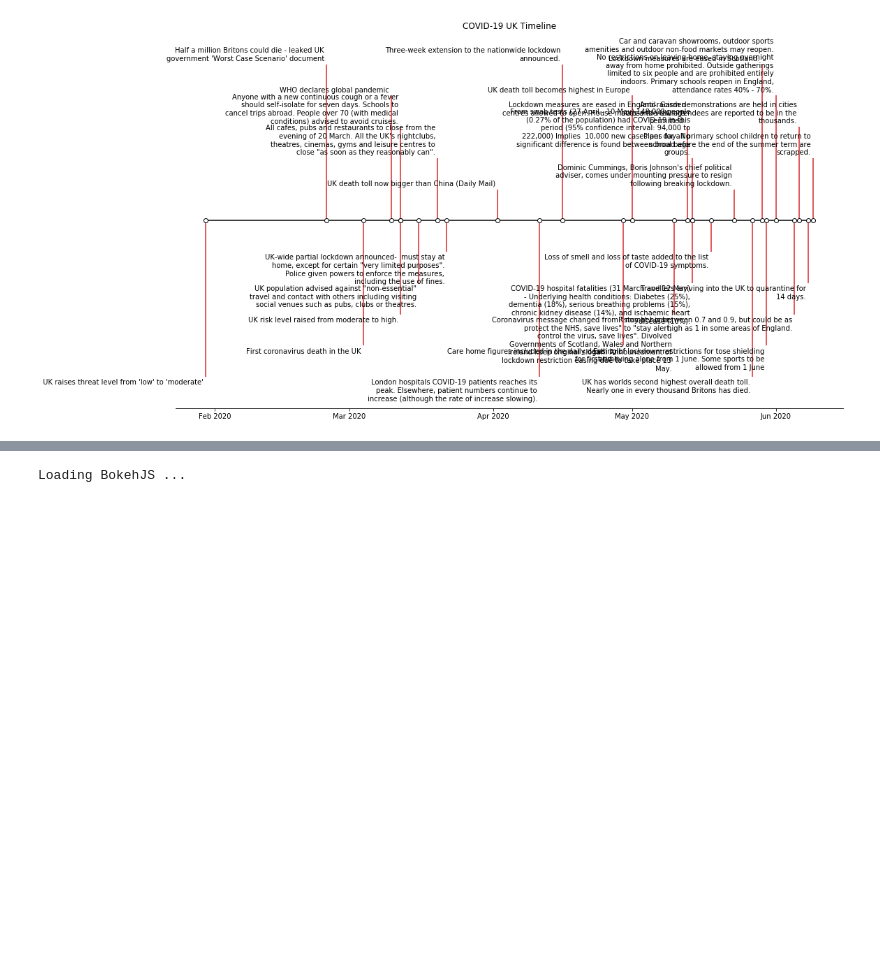
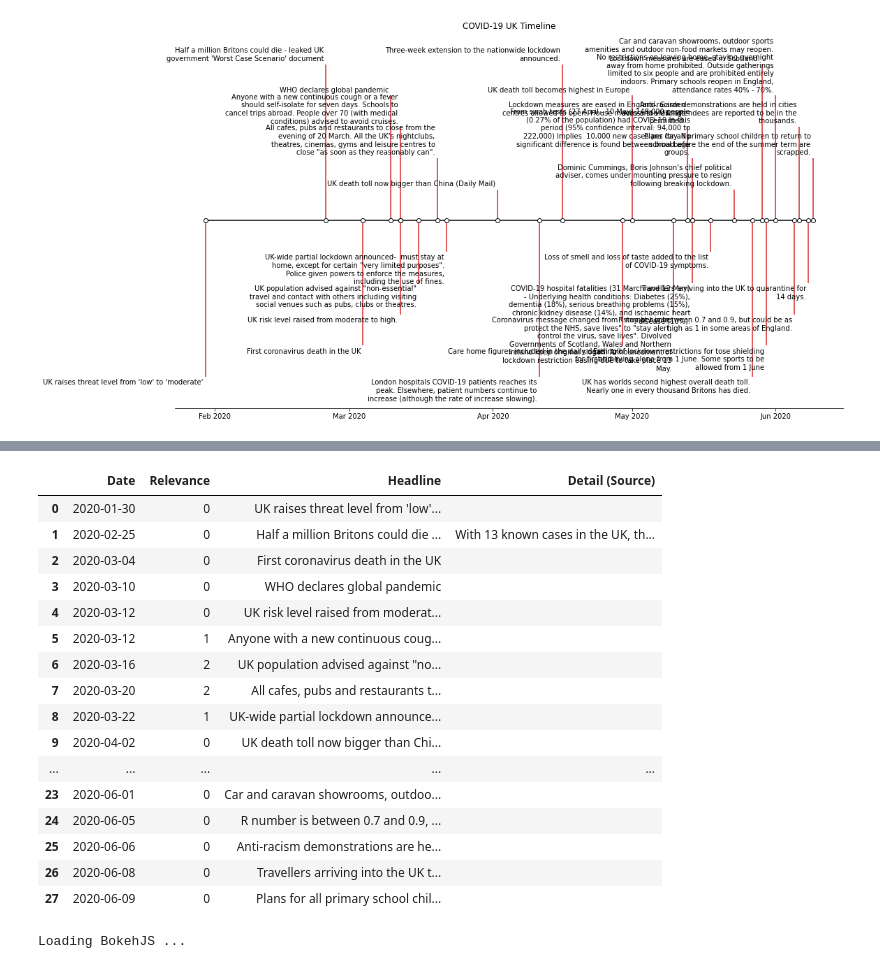
Before and after one commit to aricooperdavis/coronasaurus_NERCHackathonTwo_LearningFromLockdown, a Jupyter notebook: timeline/Timeline Plots.ipynb, the cells around one changed output, grey strips where cells are left out. Drawn from its saved outputs; the diff is of its cells as text; code cells hidden in the pictures; blank space fills up the shorter version.

Commit message:
Changed descriptor column from "transport" to "Relevance"

```diff
--- a/timeline/Timeline Plots.ipynb
+++ b/timeline/Timeline Plots.ipynb
@@ -110,6 +110,26 @@ Loading BokehJS ...
 # %%
 from timeline import TimelineData
 timeline = TimelineData('uk_cv19_timeline_utf8.csv')
+# %%
+timeline.timeline
+# %% [output]
+|  | Date | Relevance | Headline | Detail (Source) |
+| 0 | 2020-01-30 | 0 | UK raises threat level from 'low'... |  |
+| 1 | 2020-02-25 | 0 | Half a million Britons could die ... | With 13 known cases in the UK, th... |
+| 2 | 2020-03-04 | 0 | First coronavirus death in the UK |  |
+| 3 | 2020-03-10 | 0 | WHO declares global pandemic |  |
+| 4 | 2020-03-12 | 0 | UK risk level raised from moderat... |  |
+| 5 | 2020-03-12 | 1 | Anyone with a new continuous coug... |  |
+| 6 | 2020-03-16 | 2 | UK population advised against "no... |  |
+| 7 | 2020-03-20 | 2 | All cafes, pubs and restaurants t... |  |
+| 8 | 2020-03-22 | 1 | UK-wide partial lockdown announce... |  |
+| 9 | 2020-04-02 | 0 | UK death toll now bigger than Chi... |  |
+| ... | ... | ... | ... | ... |
+| 23 | 2020-06-01 | 0 | Car and caravan showrooms, outdoo... |  |
+| 24 | 2020-06-05 | 0 | R number is between 0.7 and 0.9, ... |  |
+| 25 | 2020-06-06 | 0 | Anti-racism demonstrations are he... |  |
+| 26 | 2020-06-08 | 0 | Travellers arriving into the UK t... |  |
+| 27 | 2020-06-09 | 0 | Plans for all primary school chil... |  |
 # %%
 timeline.plot_timeline()
 # %% [output]
```
Also changed, not shown: parts of 4 cells of this notebook, 4 other files.
